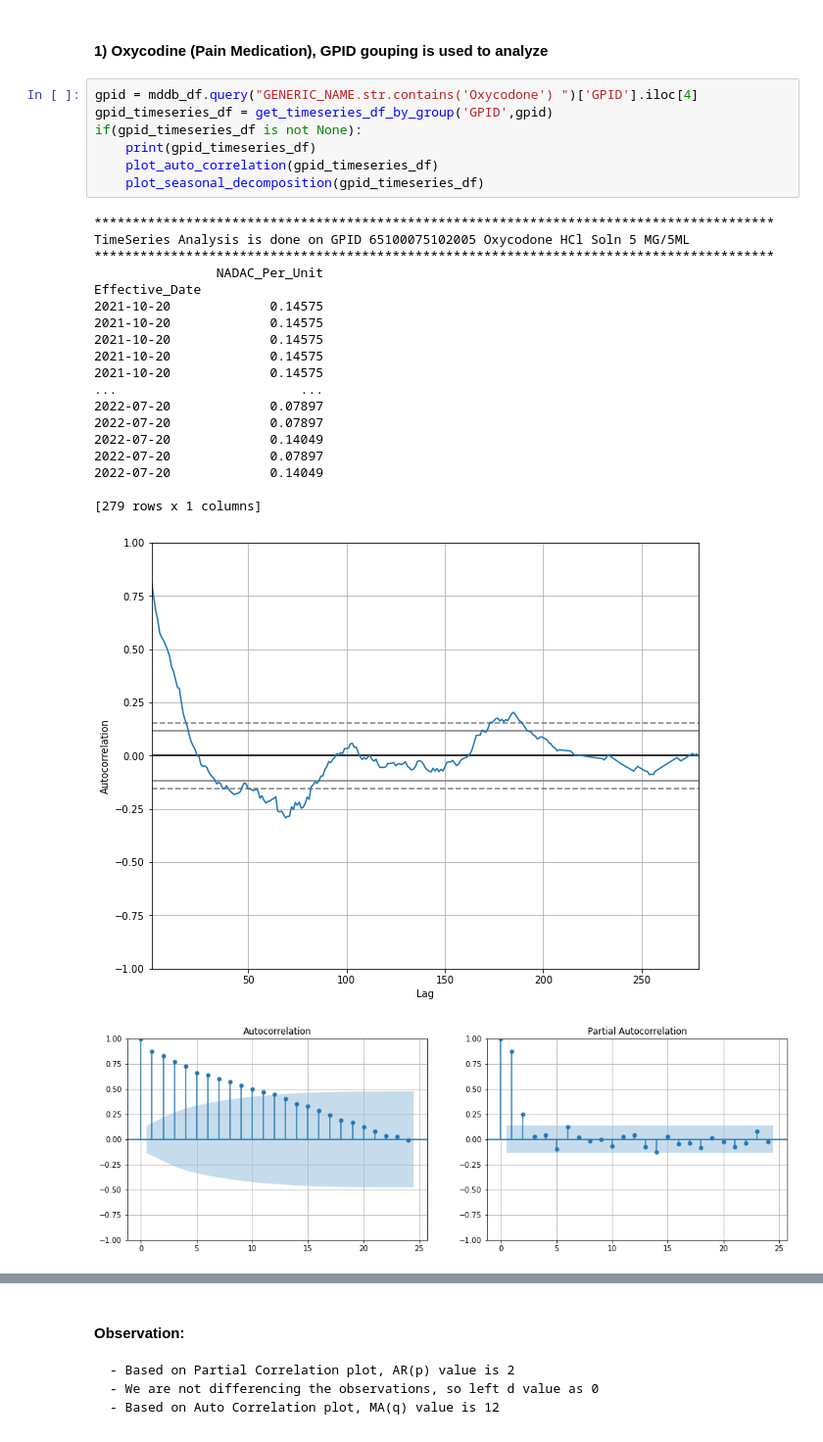
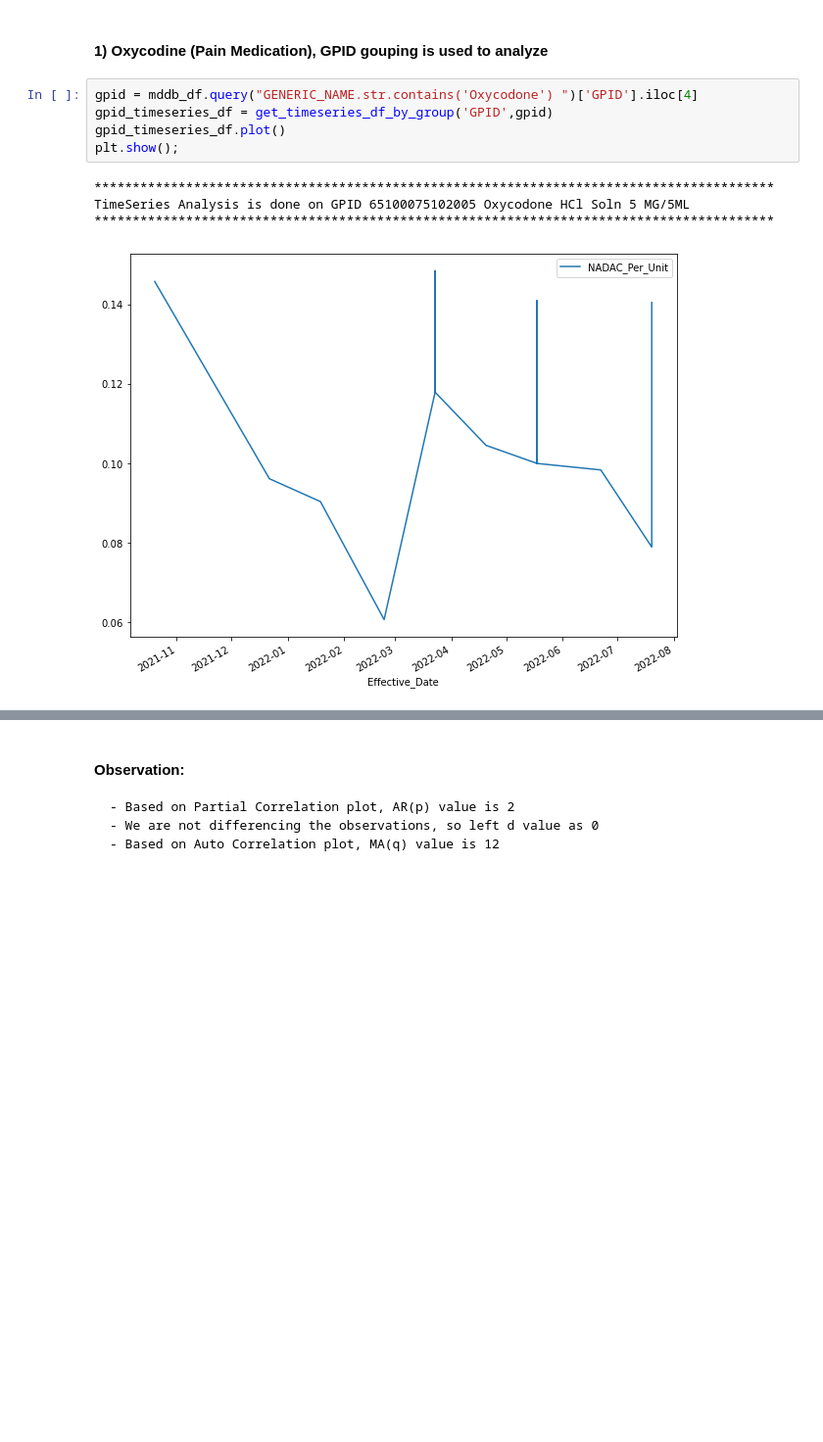
Before and after one commit to rajsandilya/Capstone, a Jupyter notebook: Timeseries.ipynb, the cells around one changed output, grey strips where cells are left out. Shown at 98% size. Drawn from its saved outputs; the diff is of its cells as text; blank space fills up the shorter version.

```diff
--- a/Timeseries.ipynb
+++ b/Timeseries.ipynb
@@ -247,28 +247,10 @@ def model_forecast_timeseries(timeseries_df, ar_p, d, ma_q):
 # %%
 gpid = mddb_df.query("GENERIC_NAME.str.contains('Oxycodone') ")['GPID'].iloc[4]
 gpid_timeseries_df = get_timeseries_df_by_group('GPID',gpid)
-if(gpid_timeseries_df is not None):
-    print(gpid_timeseries_df)
-    plot_auto_correlation(gpid_timeseries_df)
-    plot_seasonal_decomposition(gpid_timeseries_df)
+gpid_timeseries_df.plot()
+plt.show();
 # %% [output]
 *****************************************************************************************
 TimeSeries Analysis is done on GPID 65100075102005 Oxycodone HCl Soln 5 MG/5ML
 *****************************************************************************************
-                NADAC_Per_Unit
-Effective_Date
-2021-10-20             0.14575
-2021-10-20             0.14575
-2021-10-20             0.14575
-2021-10-20             0.14575
-2021-10-20             0.14575
-...                        ...
-2022-07-20             0.07897
-2022-07-20             0.07897
-2022-07-20             0.14049
-2022-07-20             0.07897
-2022-07-20             0.14049
-
-[279 rows x 1 columns]
-[figure, old version]
+[figure, new version]
-[figure, removed]
```
Also changed, not shown: parts of 6 cells of this notebook.
